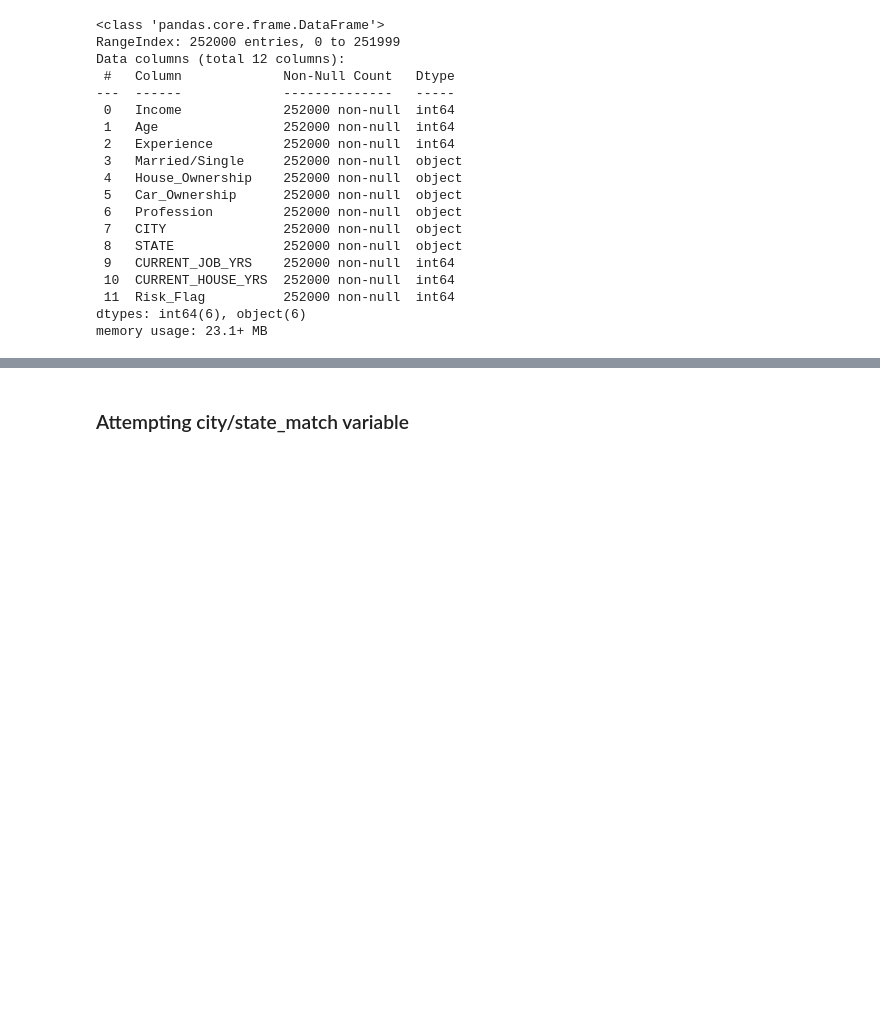
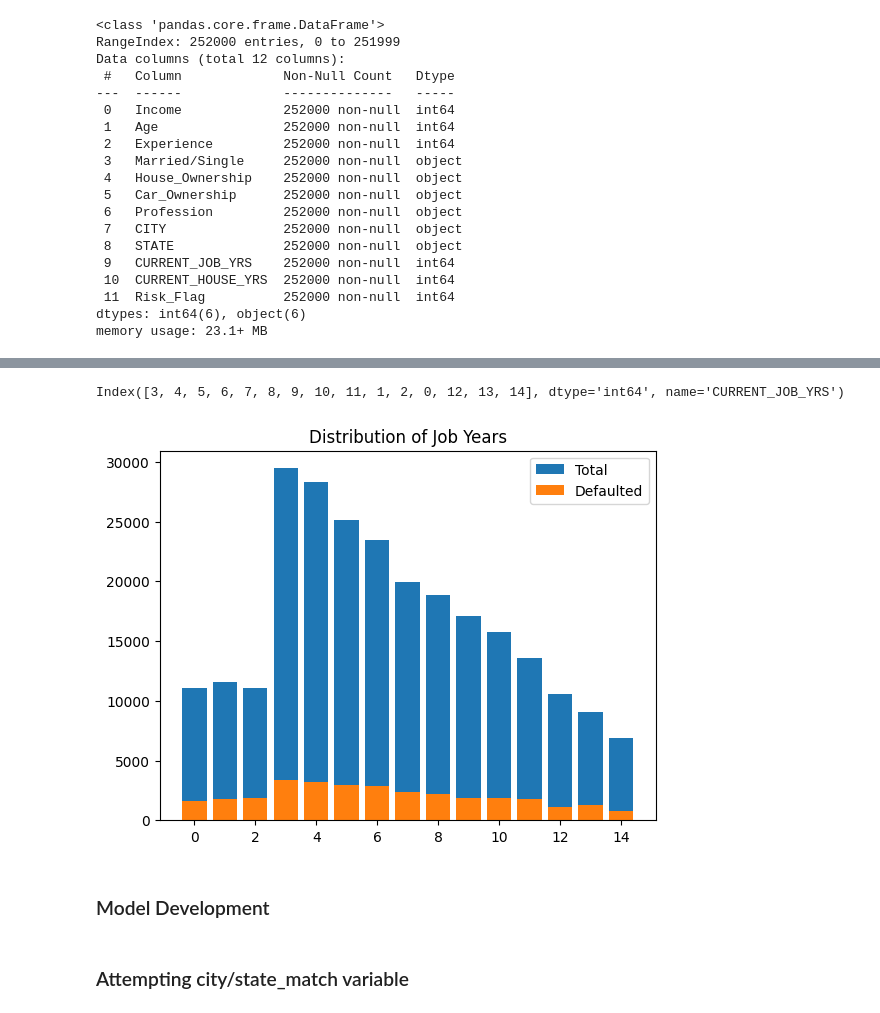
Before and after one commit to BenjaminUy/Predicting-Loan-User-Default-Risk, a Jupyter notebook: notebooks/Cleaning_&_Analysis.ipynb, the cells around one changed output, grey strips where cells are left out. Cells and saved outputs as stored; diff of their text form; code cells hidden in the pictures; blank space fills up the shorter version.

```diff
--- a/notebooks/Cleaning_&_Analysis.ipynb
+++ b/notebooks/Cleaning_&_Analysis.ipynb
@@ -294,0 +481,13 @@ memory usage: 23.1+ MB
+# %%
+# What about CURRENT_JOB_YRS (and CURRENT_HOUSE_YRS)
+
+job_yrs_counts = df['CURRENT_JOB_YRS'].value_counts()
+risk_job_yrs_counts = df[df['Risk_Flag'] == 1]['CURRENT_JOB_YRS'].value_counts()
+
+job_yrs_counts = job_yrs_counts.to_frame(name='Total')
+risk_job_yrs_counts = risk_job_yrs_counts.to_frame(name='Defaulted')
+
+job_yrs_counts = job_yrs_counts.merge(risk_job_yrs_counts, on='CURRENT_JOB_YRS', how='left')
+job_yrs_counts.fillna(0, inplace=True)
+
+job_yrs_counts.head()
@@ -295,3 +502,17 @@ memory usage: 23.1+ MB
+# %%
+job_yrs_counts.index
+# %% [output]
+Index([3, 4, 5, 6, 7, 8, 9, 10, 11, 1, 2, 0, 12, 13, 14], dtype='int64', name='CURRENT_JOB_YRS')
+# %%
+plt.bar(job_yrs_counts.index, job_yrs_counts['Total'])
+plt.bar(job_yrs_counts.index, job_yrs_counts['Defaulted'])
+plt.legend(['Total', 'Defaulted'])
+plt.title('Distribution of Job Years')
+plt.show()
+# %% [output]
+[figure, added]
+# %% [markdown]
+### Model Development
 # %% [markdown]
 ### Attempting city/state_match variable
 # %% [markdown]
```
Also changed, not shown: parts of 20 cells of this notebook.
